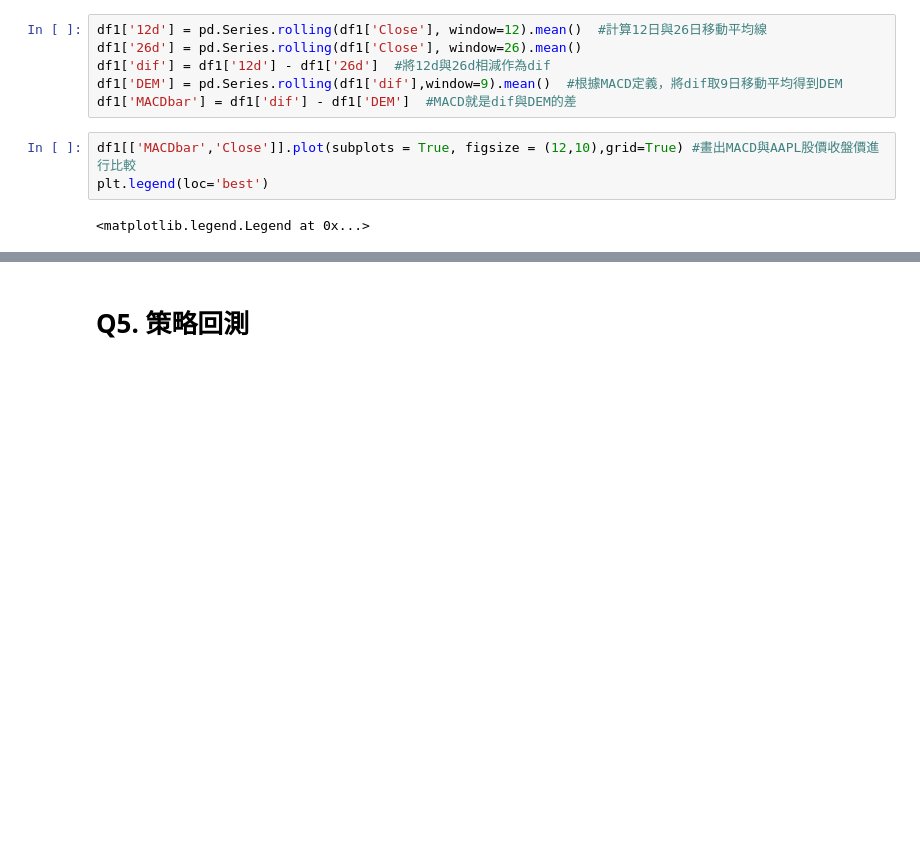
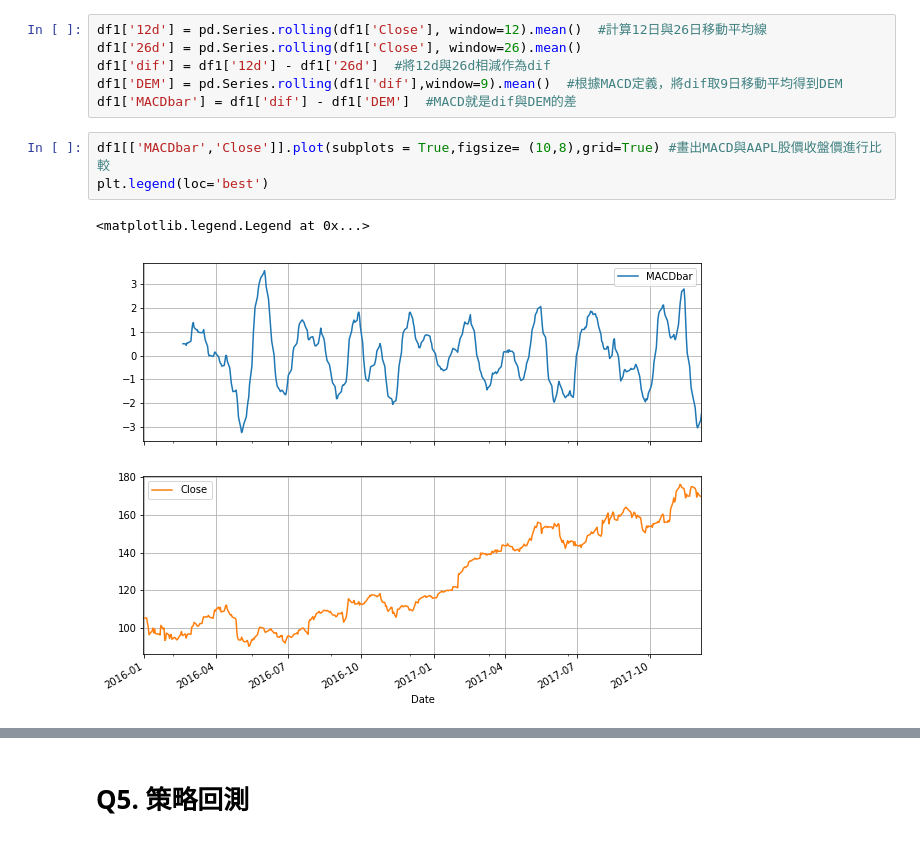
Before and after one commit to dimplelin/2017FM617, a Jupyter notebook: midterm/Midterm.ipynb, the cells around one changed output, grey strips where cells are left out. Cells and saved outputs as stored; diff of their text form; blank space fills up the shorter version.

```diff
--- a/midterm/Midterm.ipynb
+++ b/midterm/Midterm.ipynb
@@ -129,10 +130,11 @@ df1['dif'] = df1['12d'] - df1['26d']  #將12d與26d相減作為dif
 df1['DEM'] = pd.Series.rolling(df1['dif'],window=9).mean()  #根據MACD定義，將dif取9日移動平均得到DEM
 df1['MACDbar'] = df1['dif'] - df1['DEM']  #MACD就是dif與DEM的差
 # %%
-df1[['MACDbar','Close']].plot(subplots = True, figsize = (12,10),grid=True) #畫出MACD與AAPL股價收盤價進行比較
+df1[['MACDbar','Close']].plot(subplots = True,figsize= (10,8),grid=True) #畫出MACD與AAPL股價收盤價進行比較
 plt.legend(loc='best')
 # %% [output]
 <matplotlib.legend.Legend at 0x...>
+[figure, added]
 # %%
 #試著把MACD與股價放在同一張圖做比較
 #當MACD由負轉正即為買進時機，此後一段時間股價應該會上漲；反之則會下跌。
```
Also changed, not shown: parts of 3 cells of this notebook.
